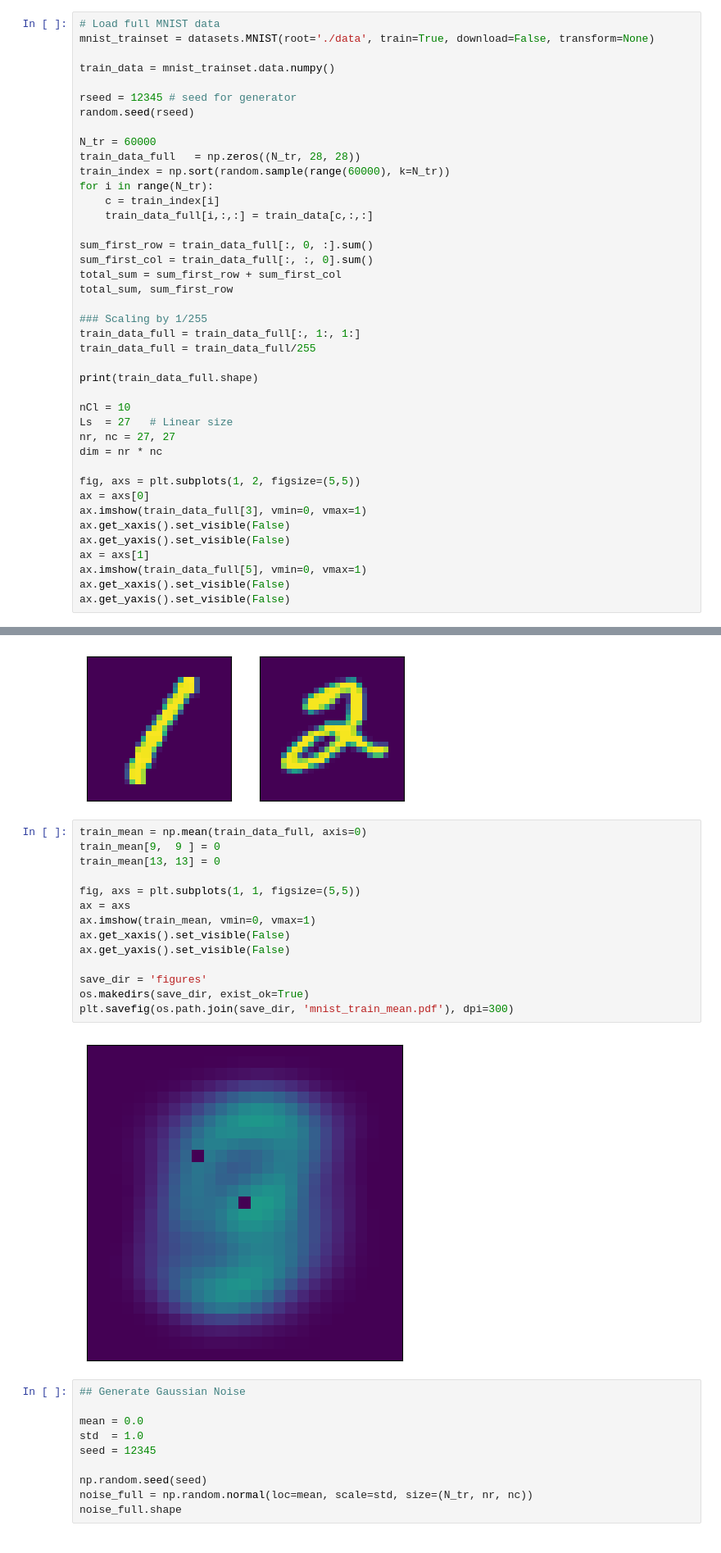
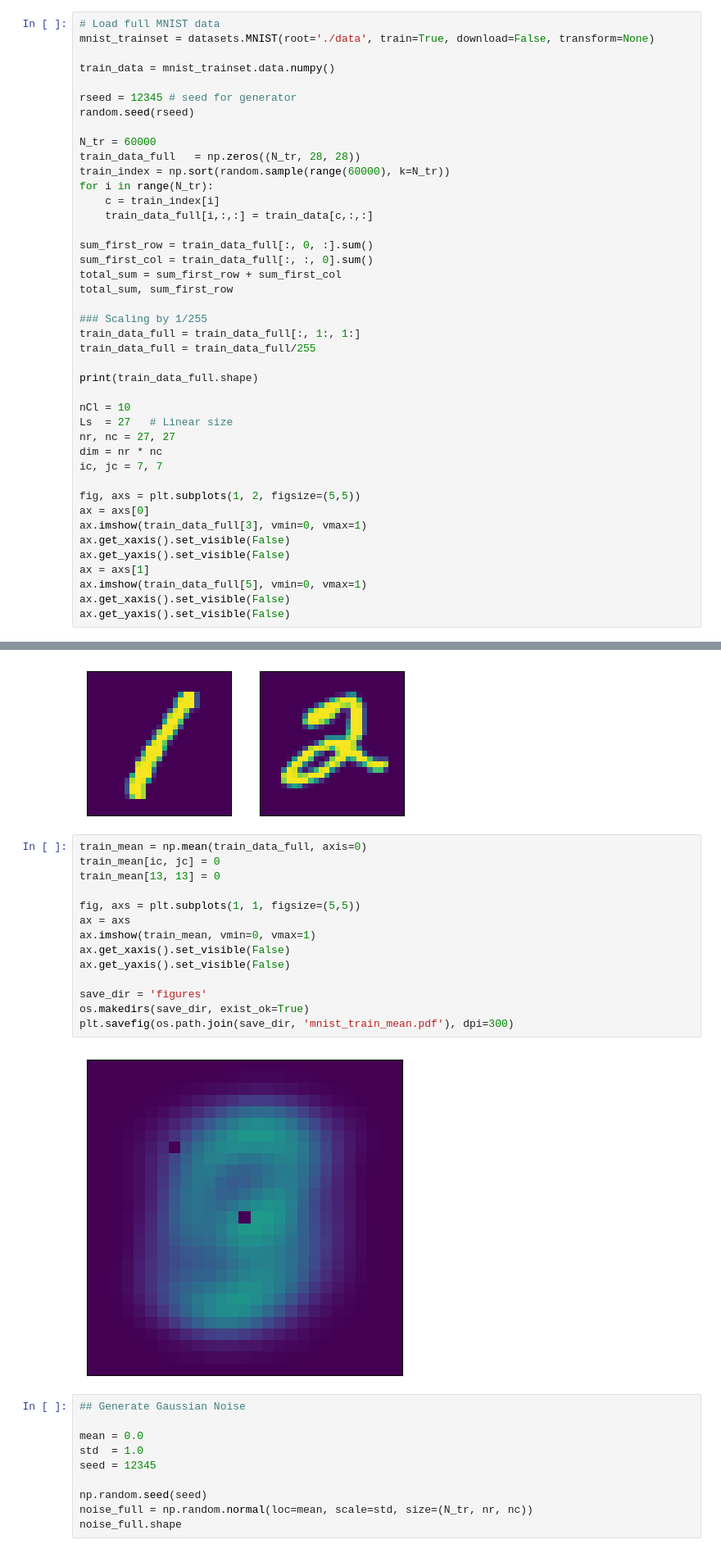
Before and after one commit to Fangjun-Hu/Local-Diffusion-Models-and-Phases-of-Data-Distributions, a Jupyter notebook: mnist/mnist_cmi_heatmap_noncentral.ipynb, the cells around one changed output, grey strips where cells are left out. Shown: that part at 82% size. Cells and saved outputs as stored; diff of their text form.

```diff
--- a/mnist/mnist_cmi_heatmap_noncentral.ipynb
+++ b/mnist/mnist_cmi_heatmap_noncentral.ipynb
@@ -58,6 +58,7 @@ nCl = 10
 Ls  = 27   # Linear size
 nr, nc = 27, 27
 dim = nr * nc
+ic, jc = 7, 7
 
 fig, axs = plt.subplots(1, 2, figsize=(5,5))
 ax = axs[0]
@@ -73,20 +74,20 @@ ax.get_yaxis().set_visible(False)
 [figure]
 # %%
 train_mean = np.mean(train_data_full, axis=0)
-train_mean[9,  9 ] = 0
+train_mean[ic, jc] = 0
 train_mean[13, 13] = 0
 
 fig, axs = plt.subplots(1, 1, figsize=(5,5))
 ax = axs
 ax.imshow(train_mean, vmin=0, vmax=1)
 ax.get_xaxis().set_visible(False)
 ax.get_yaxis().set_visible(False)
 
 save_dir = 'figures'
 os.makedirs(save_dir, exist_ok=True)
 plt.savefig(os.path.join(save_dir, 'mnist_train_mean.pdf'), dpi=300)
 # %% [output]
-[figure, old version]
+[figure, new version]
 # %%
 ## Generate Gaussian Noise
 
```
Also changed, not shown: parts of 4 cells of this notebook, 1 other file.
